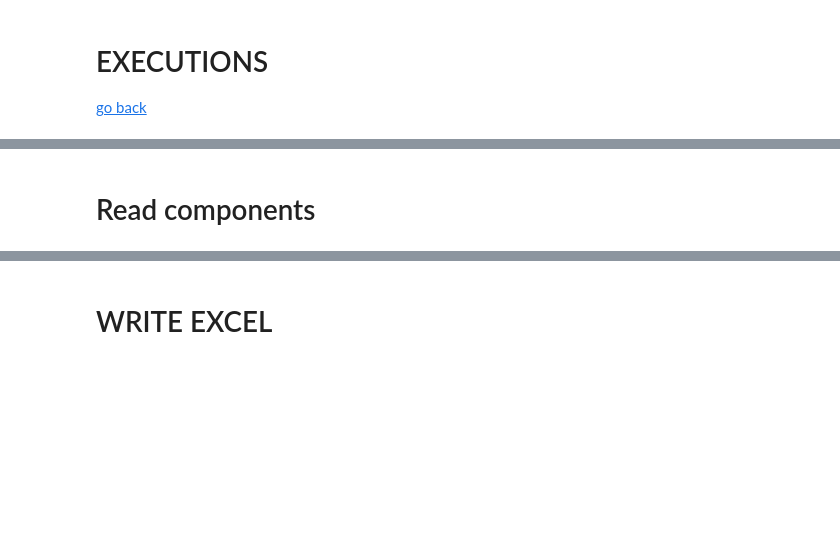
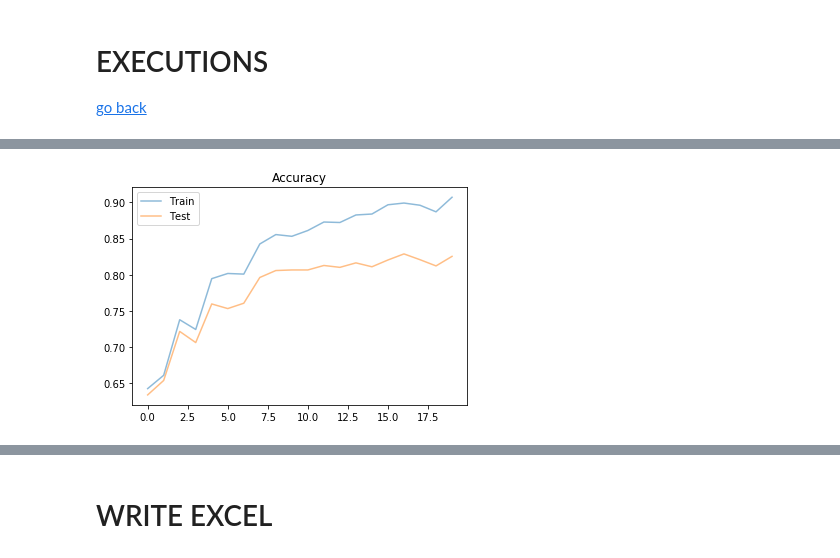
Before and after one commit to davidvela/MyFirstPythonProject, a Jupyter notebook: zCOMP_DL/FPDL.2.ipynb, the cells around one changed output, grey strips where cells are left out. Saved outputs shown, nothing was run; the diff lists cells and outputs as text; code cells hidden in the pictures; blank space fills up the shorter version.

```diff
--- a/zCOMP_DL/FPDL.2.ipynb
+++ b/zCOMP_DL/FPDL.2.ipynb
@@ -702,6 +699,8 @@ def tests(url_test = 'url', p_col=False):
 # print("  PP: {} PR: {} ". format(   sf[1][i], sf[0][i]    ))
 # %%
 DESC       = "FRFLO"
+epochs     = 20
+train_accuracies, test_accuracies = [], []
 train(epochs, disp, batch_s)
 # %% [output]
 ____TRAINING...
@@ -765,3 +764,10 @@ Total: 984 GT3: 134  GTM: 134
 ___Log recorded
-# %% [markdown]
-# Read components
+# %%
+fig, ax = plt.subplots()
+plt.plot(train_accuracies, label='Train', alpha=0.5)
+plt.plot(test_accuracies, label='Test', alpha=0.5)
+plt.title("Accuracy")
+plt.legend()
+plt.show()
+# %% [output]
+[figure, added]
```
Also changed, not shown: parts of 20 cells of this notebook, 2 other files.
